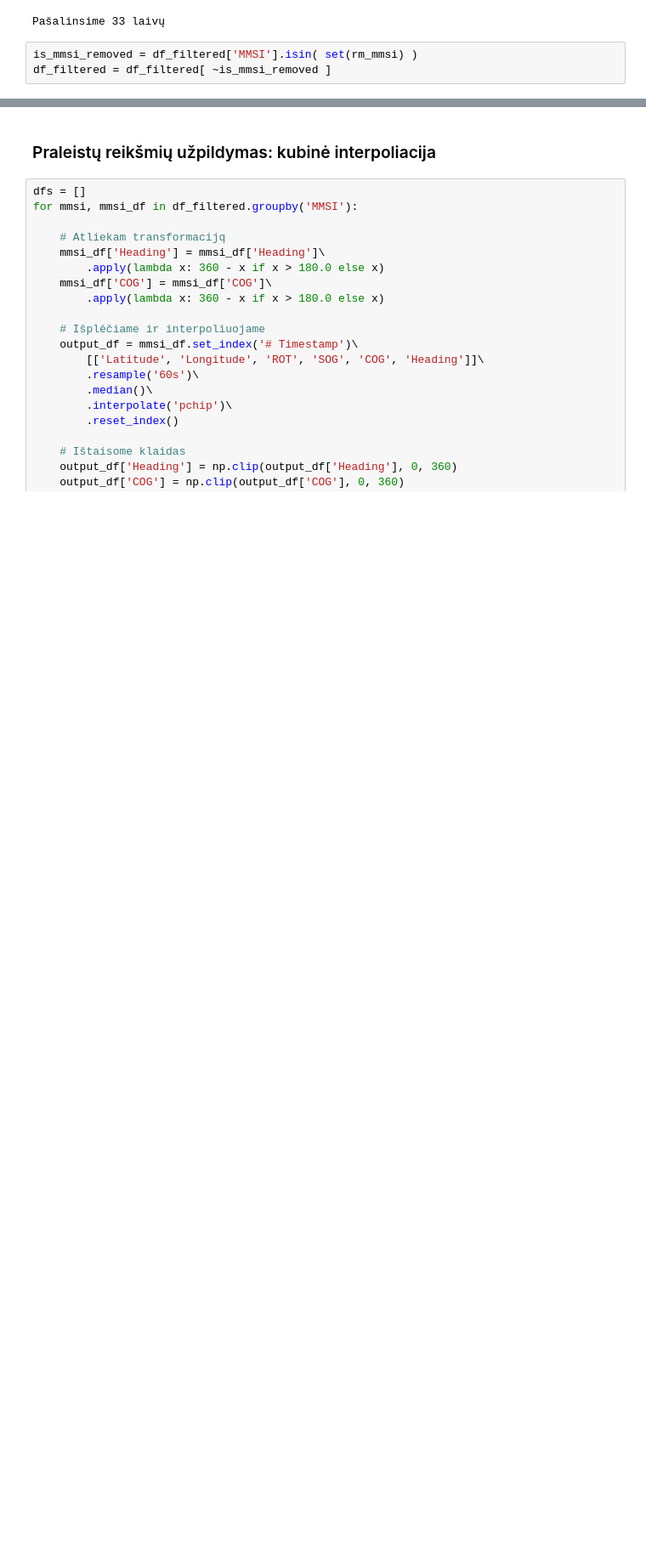
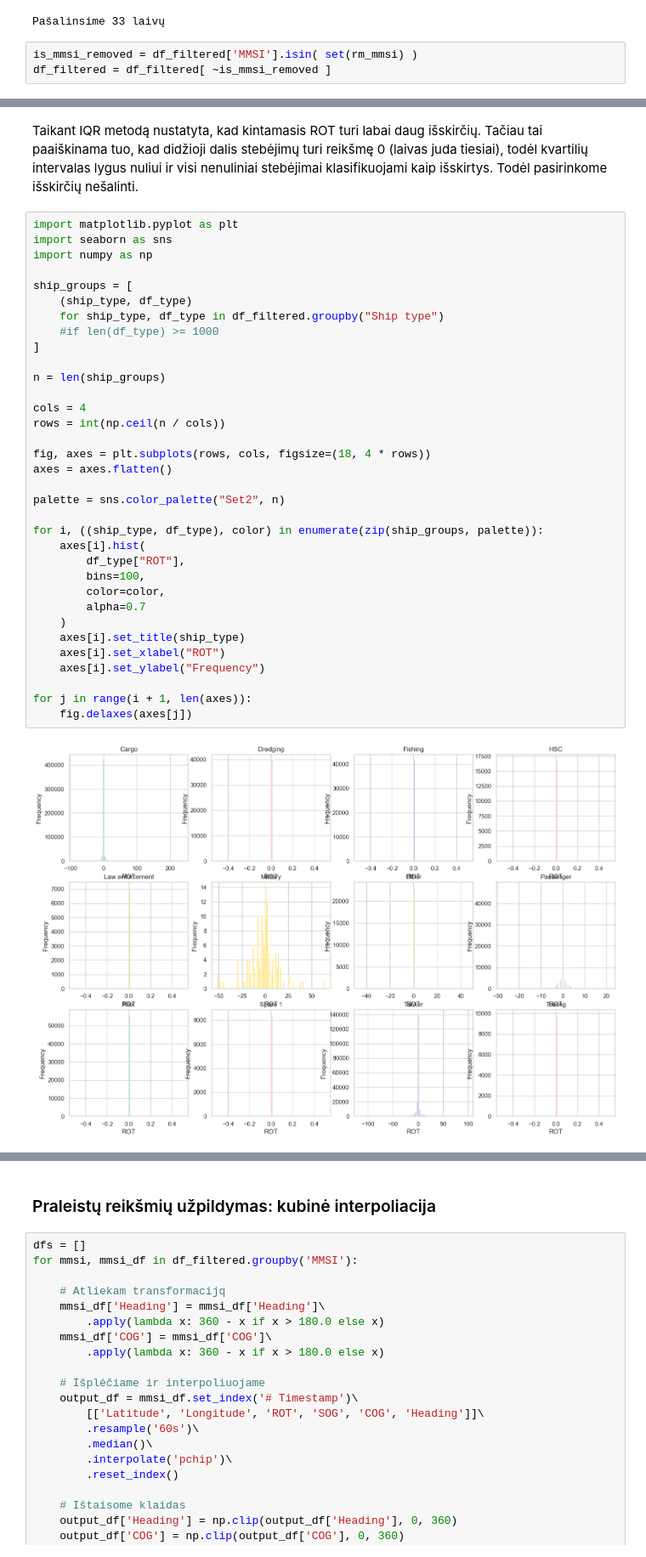
Before and after one commit to lukasjanusauskas/ais-duomenu-vizualizavimas, a Jupyter notebook: 1Lab.ipynb, the cells around one changed output, grey strips where cells are left out. Shown at 85% size. Saved outputs shown, nothing was run; the diff lists cells and outputs as text; blank space fills up the shorter version.

```diff
--- a/1Lab.ipynb
+++ b/1Lab.ipynb
@@ -200,0 +242,38 @@ df_filtered = df_filtered[ ~is_mmsi_removed ]
+# %% [markdown]
+Taikant IQR metodą nustatyta, kad kintamasis ROT turi labai daug išskirčių. Tačiau tai paaiškinama tuo, kad didžioji dalis stebėjimų turi reikšmę 0 (laivas juda tiesiai), todėl kvartilių intervalas lygus nuliui ir visi nenuliniai stebėjimai klasifikuojami kaip išskirtys. Todėl pasirinkome išskirčių nešalinti.
+# %%
+import matplotlib.pyplot as plt
+import seaborn as sns
+import numpy as np
+
+ship_groups = [
+    (ship_type, df_type)
+    for ship_type, df_type in df_filtered.groupby("Ship type")
+    #if len(df_type) >= 1000
+]
+
+n = len(ship_groups)
+
+cols = 4
+rows = int(np.ceil(n / cols))
+
+fig, axes = plt.subplots(rows, cols, figsize=(18, 4 * rows))
+axes = axes.flatten()
+
+palette = sns.color_palette("Set2", n)
+
+for i, ((ship_type, df_type), color) in enumerate(zip(ship_groups, palette)):
+    axes[i].hist(
+        df_type["ROT"],
+        bins=100,
+        color=color,
+        alpha=0.7
+    )
+    axes[i].set_title(ship_type)
+    axes[i].set_xlabel("ROT")
+    axes[i].set_ylabel("Frequency")
+
+for j in range(i + 1, len(axes)):
+    fig.delaxes(axes[j])
+# %% [output]
+[figure, added]
```
Also changed, not shown: parts of 15 cells of this notebook, 1 other file.
